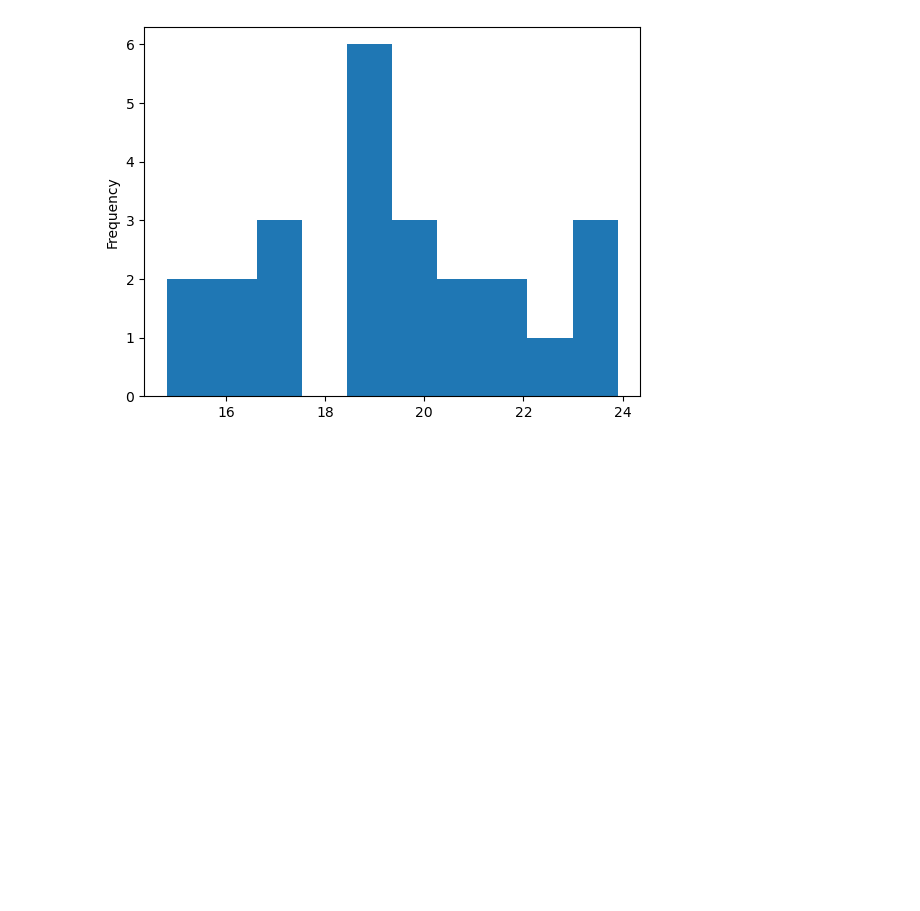
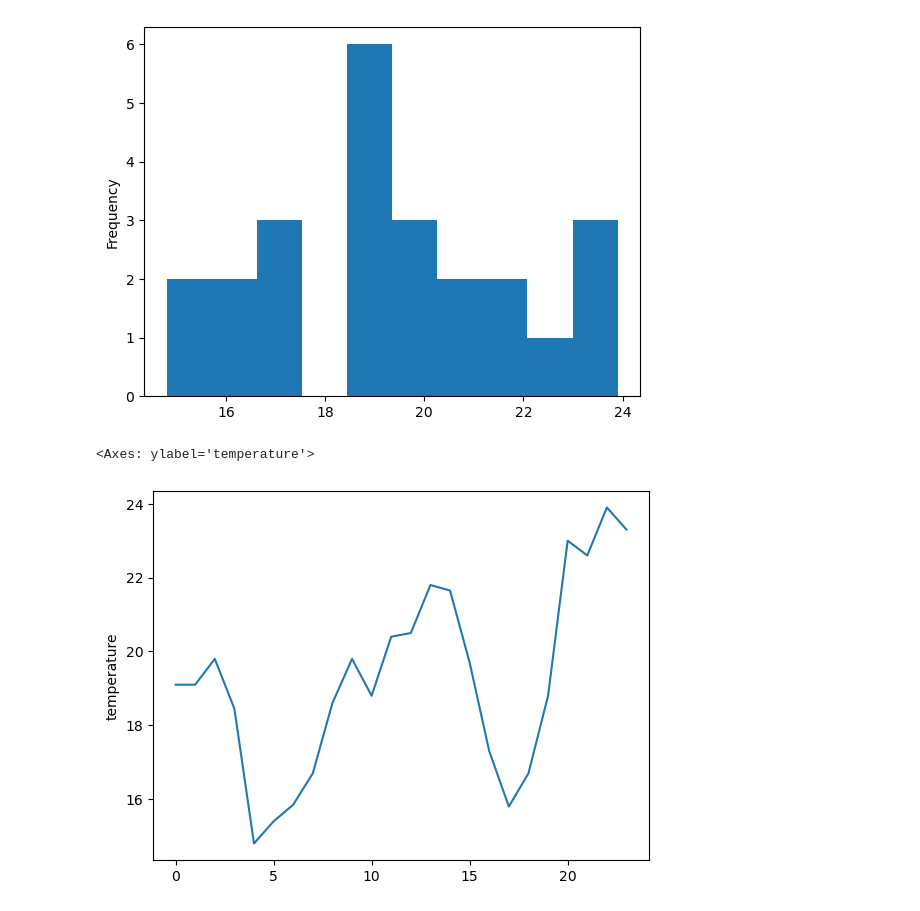
Before and after one commit to theslater11/WeatherDataMG, a Jupyter notebook: weather_api/notebooks/explore_weather.ipynb, the cells around one changed output. Cells and saved outputs as stored; diff of their text form; code cells hidden in the pictures; blank space fills up the shorter version.

```diff
--- a/weather_api/notebooks/explore_weather.ipynb
+++ b/weather_api/notebooks/explore_weather.ipynb
@@ -30,3 +16,8 @@ monthly["temperature"].plot.hist()
 # %% [output]
 <Axes: ylabel='Frequency'>
 [figure]
+# %%
+sns.lineplot(monthly["temperature"])
+# %% [output]
+<Axes: ylabel='temperature'>
+[figure, added]
```
Also changed, not shown: parts of 6 cells of this notebook, 1 other file.
